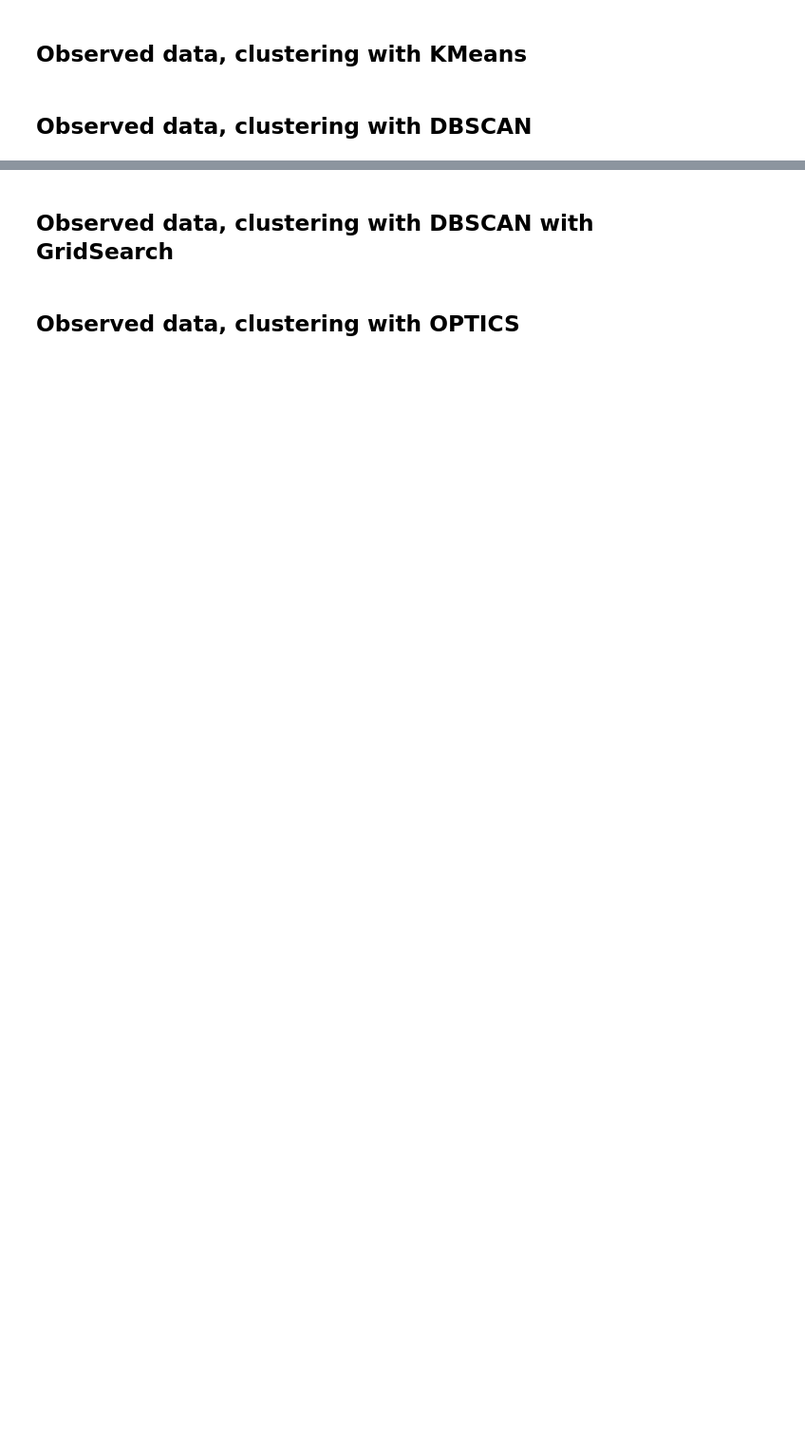
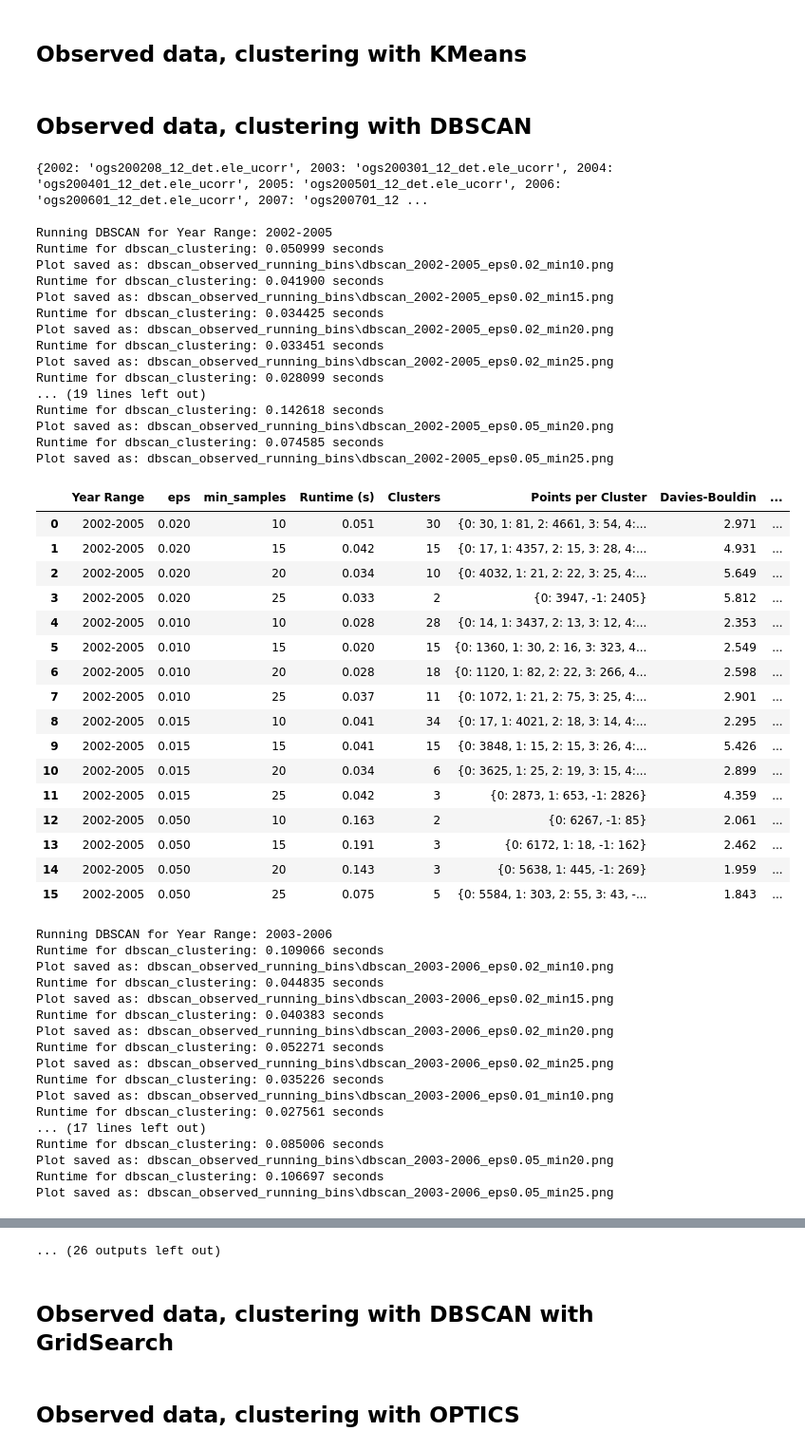
Before and after one commit to FiPf/AIUB-Backup, a Jupyter notebook: clustering/observed_main.ipynb, the cells around one changed output, grey strips where cells are left out. Shown at 95% size. Saved outputs shown, nothing was run; the diff lists cells and outputs as text; code cells hidden in the pictures; blank space fills up the shorter version.

```diff
--- a/clustering/observed_main.ipynb
+++ b/clustering/observed_main.ipynb
@@ -86,13 +86,13 @@ standard_year_ranges = {f"{start}-{start + 3}": np.arange(start, start + 4) for
 standard_year_ranges["2019-2023"] = np.arange(2019, 2024)
 
 running_ranges = cluster_data.generate_running_year_ranges(2002, 2023, 4)
-year_ranges = standard_year_ranges
+year_ranges = running_ranges
 
 # Bin the observed data
 binned_data = cluster_data.bin_observed_data(uncorr_obs_files, year_ranges, print_res=False)
 
 # Output directory for plots
-plot_dir = "dbscan_observed_normal_bins"
+plot_dir = "dbscan_observed_running_bins"
 os.makedirs(plot_dir, exist_ok=True)
 cluster_plotter.clear_directory(plot_dir)
 
@@ -101,30 +101,82 @@ for cluster_data, year_range in binned_data:
 
     data_array = np.array([cluster_data.inc, cluster_data.raan]).T
     normalized_data, data_min, data_max = normalize_data(data_array)
 
     results = []
     eps_values = [0.02, 0.01, 0.015, 0.05]
     min_samples_values = [10, 15, 20, 25]
     for eps in eps_values:
         for min_samples in min_samples_values:
             result_dbscan, time_dbscan, n_clusters_dbscan, points_per_cluster_dbscan, metrics_dbscan = run_clustering(
                 dbscan_clustering, "DBSCAN", normalized_data, data_min, data_max, plot=False, eps=eps, min_samples=min_samples
             )
 
             unnormalized_data, cluster_centers = unnormalize(result_dbscan.data, result_dbscan.cluster_centers, data_min, data_max)
             plotter = ClusterPlotter(unnormalized_data, result_dbscan.labels, cluster_centers)
             plotter.clusters_2d_plot(
                 f"DBSCAN: years = {year_range}, eps = {eps}, min_samples = {min_samples}",
                 os.path.join(plot_dir, f"dbscan_{year_range}_eps{eps}_min{min_samples}.png")
             )
 
             results.append({
                 "Year Range": year_range, "eps": eps, "min_samples": min_samples, "Runtime (s)": f"{time_dbscan:.3f}",
                 "Clusters": n_clusters_dbscan, "Points per Cluster": points_per_cluster_dbscan,
                 "Davies-Bouldin": f"{metrics_dbscan[0]:.3f}" if metrics_dbscan else None,
                 "Calinski-Harabasz": f"{metrics_dbscan[1]:.3f}" if metrics_dbscan else None,
                 "Dunn Index": f"{metrics_dbscan[2]:.3f}" if metrics_dbscan else None,
                 "Silhouette Score": f"{metrics_dbscan[3]:.3f}" if metrics_dbscan else None
             })
 
     display(pd.DataFrame(results))
+# %% [output]
+{2002: 'ogs200208_12_det.ele_ucorr', 2003: 'ogs200301_12_det.ele_ucorr', 2004: 'ogs200401_12_det.ele_ucorr', 2005: 'ogs200501_12_det.ele_ucorr', 2006: 'ogs200601_12_det.ele_ucorr', 2007: 'ogs200701_12 ...
+
+Running DBSCAN for Year Range: 2002-2005
+Runtime for dbscan_clustering: 0.050999 seconds
+Plot saved as: dbscan_observed_running_bins\dbscan_2002-2005_eps0.02_min10.png
+Runtime for dbscan_clustering: 0.041900 seconds
+Plot saved as: dbscan_observed_running_bins\dbscan_2002-2005_eps0.02_min15.png
+Runtime for dbscan_clustering: 0.034425 seconds
+Plot saved as: dbscan_observed_running_bins\dbscan_2002-2005_eps0.02_min20.png
+Runtime for dbscan_clustering: 0.033451 seconds
+Plot saved as: dbscan_observed_running_bins\dbscan_2002-2005_eps0.02_min25.png
+Runtime for dbscan_clustering: 0.028099 seconds
+... (19 lines left out)
+Runtime for dbscan_clustering: 0.142618 seconds
+Plot saved as: dbscan_observed_running_bins\dbscan_2002-2005_eps0.05_min20.png
+Runtime for dbscan_clustering: 0.074585 seconds
+Plot saved as: dbscan_observed_running_bins\dbscan_2002-2005_eps0.05_min25.png
+|  | Year Range | eps | min_samples | Runtime (s) | Clusters | Points per Cluster | Davies-Bouldin | ... |
+| 0 | 2002-2005 | 0.020 | 10 | 0.051 | 30 | {0: 30, 1: 81, 2: 4661, 3: 54, 4:... | 2.971 | ... |
+| 1 | 2002-2005 | 0.020 | 15 | 0.042 | 15 | {0: 17, 1: 4357, 2: 15, 3: 28, 4:... | 4.931 | ... |
+| 2 | 2002-2005 | 0.020 | 20 | 0.034 | 10 | {0: 4032, 1: 21, 2: 22, 3: 25, 4:... | 5.649 | ... |
+| 3 | 2002-2005 | 0.020 | 25 | 0.033 | 2 | {0: 3947, -1: 2405} | 5.812 | ... |
+| 4 | 2002-2005 | 0.010 | 10 | 0.028 | 28 | {0: 14, 1: 3437, 2: 13, 3: 12, 4:... | 2.353 | ... |
+| 5 | 2002-2005 | 0.010 | 15 | 0.020 | 15 | {0: 1360, 1: 30, 2: 16, 3: 323, 4... | 2.549 | ... |
+| 6 | 2002-2005 | 0.010 | 20 | 0.028 | 18 | {0: 1120, 1: 82, 2: 22, 3: 266, 4... | 2.598 | ... |
+| 7 | 2002-2005 | 0.010 | 25 | 0.037 | 11 | {0: 1072, 1: 21, 2: 75, 3: 25, 4:... | 2.901 | ... |
+| 8 | 2002-2005 | 0.015 | 10 | 0.041 | 34 | {0: 17, 1: 4021, 2: 18, 3: 14, 4:... | 2.295 | ... |
+| 9 | 2002-2005 | 0.015 | 15 | 0.041 | 15 | {0: 3848, 1: 15, 2: 15, 3: 26, 4:... | 5.426 | ... |
+| 10 | 2002-2005 | 0.015 | 20 | 0.034 | 6 | {0: 3625, 1: 25, 2: 19, 3: 15, 4:... | 2.899 | ... |
+| 11 | 2002-2005 | 0.015 | 25 | 0.042 | 3 | {0: 2873, 1: 653, -1: 2826} | 4.359 | ... |
+| 12 | 2002-2005 | 0.050 | 10 | 0.163 | 2 | {0: 6267, -1: 85} | 2.061 | ... |
+| 13 | 2002-2005 | 0.050 | 15 | 0.191 | 3 | {0: 6172, 1: 18, -1: 162} | 2.462 | ... |
+| 14 | 2002-2005 | 0.050 | 20 | 0.143 | 3 | {0: 5638, 1: 445, -1: 269} | 1.959 | ... |
+| 15 | 2002-2005 | 0.050 | 25 | 0.075 | 5 | {0: 5584, 1: 303, 2: 55, 3: 43, -... | 1.843 | ... |
+Running DBSCAN for Year Range: 2003-2006
+Runtime for dbscan_clustering: 0.109066 seconds
+Plot saved as: dbscan_observed_running_bins\dbscan_2003-2006_eps0.02_min10.png
+Runtime for dbscan_clustering: 0.044835 seconds
+Plot saved as: dbscan_observed_running_bins\dbscan_2003-2006_eps0.02_min15.png
+Runtime for dbscan_clustering: 0.040383 seconds
+Plot saved as: dbscan_observed_running_bins\dbscan_2003-2006_eps0.02_min20.png
+Runtime for dbscan_clustering: 0.052271 seconds
+Plot saved as: dbscan_observed_running_bins\dbscan_2003-2006_eps0.02_min25.png
+Runtime for dbscan_clustering: 0.035226 seconds
+Plot saved as: dbscan_observed_running_bins\dbscan_2003-2006_eps0.01_min10.png
+Runtime for dbscan_clustering: 0.027561 seconds
+... (17 lines left out)
+Runtime for dbscan_clustering: 0.085006 seconds
+Plot saved as: dbscan_observed_running_bins\dbscan_2003-2006_eps0.05_min20.png
+Runtime for dbscan_clustering: 0.106697 seconds
+Plot saved as: dbscan_observed_running_bins\dbscan_2003-2006_eps0.05_min25.png
@@ -131,3 +336,4 @@ for cluster_data, year_range in binned_data:
+... (26 outputs left out)
 # %% [markdown]
 ## Observed data, clustering with DBSCAN with GridSearch
 # %%
```
Also changed, not shown: parts of 3 cells of this notebook, 5 other files.
